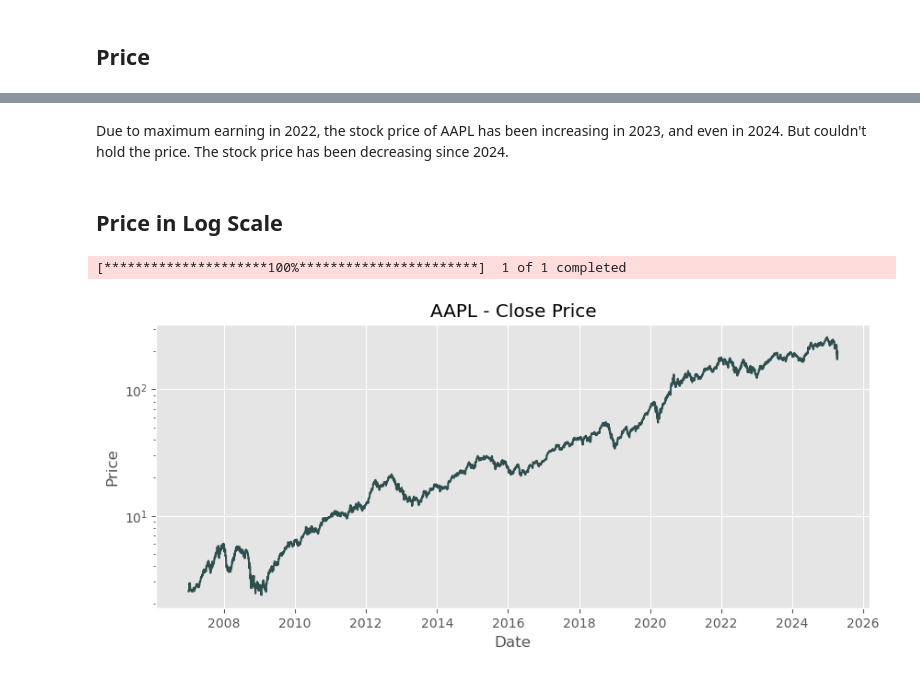
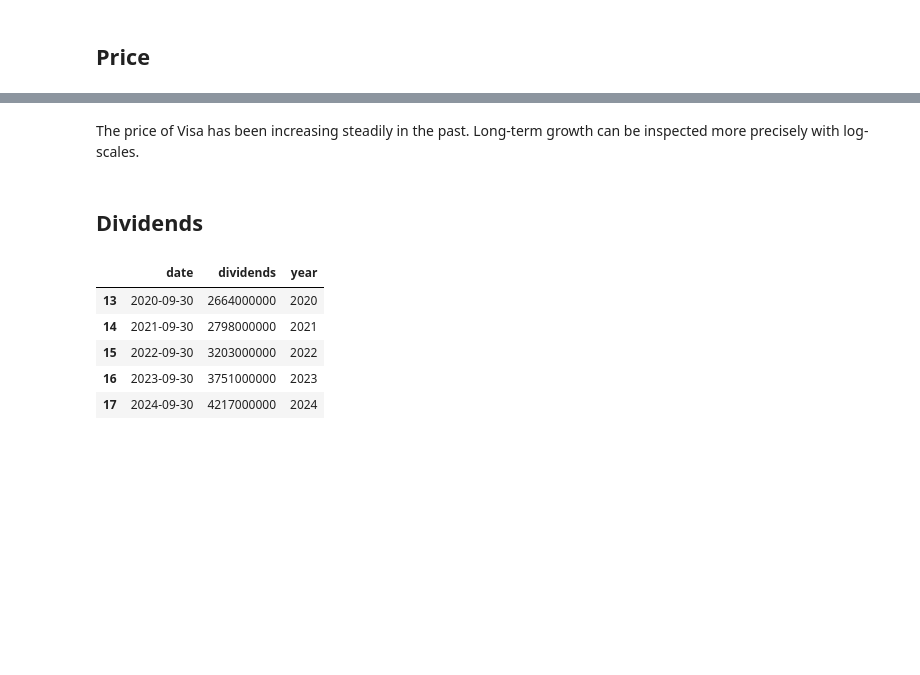
Before and after one commit to akaiuun12/stock_portfolio, a Jupyter notebook: main_analysis.ipynb, the cells around one changed output, grey strips where cells are left out. Cells and saved outputs as stored; diff of their text form; code cells hidden in the pictures; blank space fills up the shorter version.

```diff
--- a/main_analysis.ipynb
+++ b/main_analysis.ipynb
@@ -88,9 +81,16 @@ YF.download() has changed argument auto_adjust default to True
 # %% [markdown]
-Due to maximum earning in 2022, the stock price of AAPL has been increasing in 2023, and even in 2024. But couldn't hold the price. The stock price has been decreasing since 2024.
+The price of Visa has been increasing steadily in the past. Long-term growth can be inspected more precisely with log-scales.
-# %% [markdown]
-## Price in Log Scale
-# %%
-stocks_history = historical_price('AAPL', start='2007', end='2025', scale='log')
-# %% [output]
-[*********************100%***********************]  1 of 1 completed
-[figure, removed]
+# %% [markdown]
+## Dividends
+# %%
+from finance import annual_dividends
+
+df_dividends = annual_dividends(facts)
+df_dividends[0].tail(5)
+# %% [output]
+|  | date | dividends | year |
+| 13 | 2020-09-30 | 2664000000 | 2020 |
+| 14 | 2021-09-30 | 2798000000 | 2021 |
+| 15 | 2022-09-30 | 3203000000 | 2022 |
+| 16 | 2023-09-30 | 3751000000 | 2023 |
+| 17 | 2024-09-30 | 4217000000 | 2024 |
```
Also changed, not shown: parts of 7 cells of this notebook, 5 other files.
